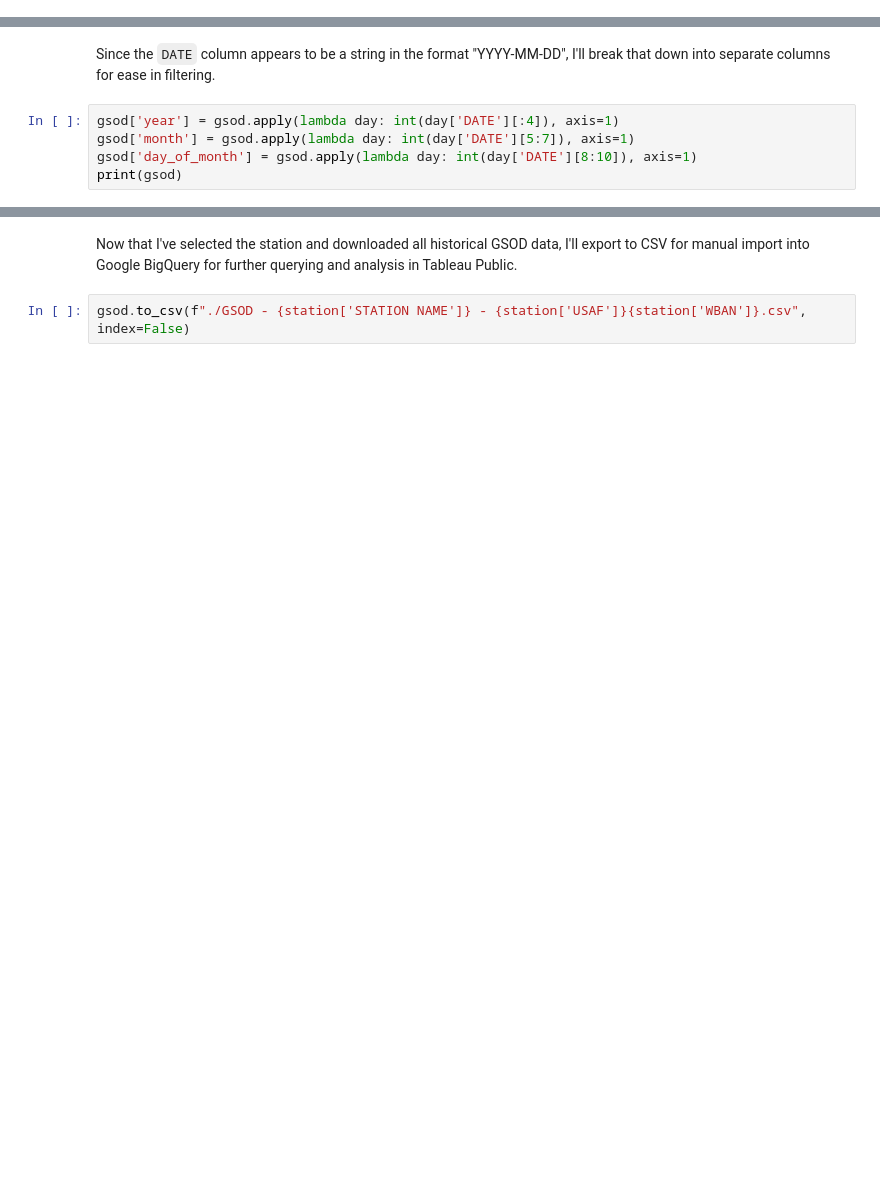
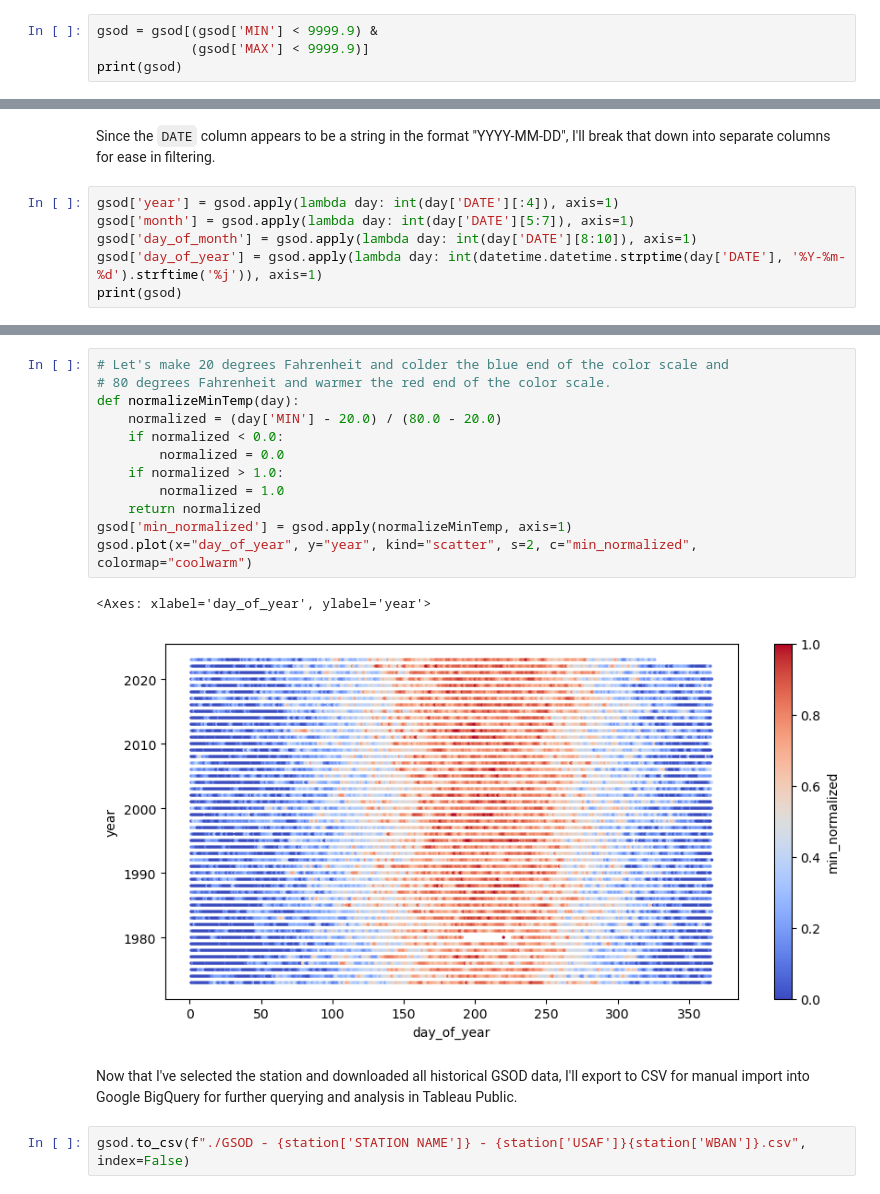
Before and after one commit to nrrb/weatherfeel, a Jupyter notebook: ColdChicago.ipynb, the cells around one changed output, grey strips where cells are left out. Saved outputs shown, nothing was run; the diff lists cells and outputs as text; blank space fills up the shorter version.

```diff
--- a/ColdChicago.ipynb
+++ b/ColdChicago.ipynb
@@ -181,0 +196,4 @@ dtype: object
+# %%
+gsod = gsod[(gsod['MIN'] < 9999.9) &
+            (gsod['MAX'] < 9999.9)]
+print(gsod)
@@ -185,6 +221,7 @@ Since the `DATE` column appears to be a string in the format "YYYY-MM-DD", I'll
 gsod['year'] = gsod.apply(lambda day: int(day['DATE'][:4]), axis=1)
 gsod['month'] = gsod.apply(lambda day: int(day['DATE'][5:7]), axis=1)
 gsod['day_of_month'] = gsod.apply(lambda day: int(day['DATE'][8:10]), axis=1)
+gsod['day_of_year'] = gsod.apply(lambda day: int(datetime.datetime.strptime(day['DATE'], '%Y-%m-%d').strftime('%j')), axis=1)
 print(gsod)
 # %% [output]
          STATION        DATE  LATITUDE  LONGITUDE  ELEVATION  \
@@ -207,3 +244,18 @@ print(gsod)
+# %%
+# Let's make 20 degrees Fahrenheit and colder the blue end of the color scale and
+# 80 degrees Fahrenheit and warmer the red end of the color scale.
+def normalizeMinTemp(day):
+    normalized = (day['MIN'] - 20.0) / (80.0 - 20.0)
+    if normalized < 0.0:
+        normalized = 0.0
+    if normalized > 1.0:
+        normalized = 1.0
+    return normalized
+gsod['min_normalized'] = gsod.apply(normalizeMinTemp, axis=1)
+gsod.plot(x="day_of_year", y="year", kind="scatter", s=2, c="min_normalized", colormap="coolwarm")
+# %% [output]
+<Axes: xlabel='day_of_year', ylabel='year'>
+[figure, added]
 # %% [markdown]
 Now that I've selected the station and downloaded all historical GSOD data, I'll export to CSV for manual import into Google BigQuery for further querying and analysis in Tableau Public.
 # %%
```
Also changed, not shown: parts of 5 cells of this notebook, 2 other files.
